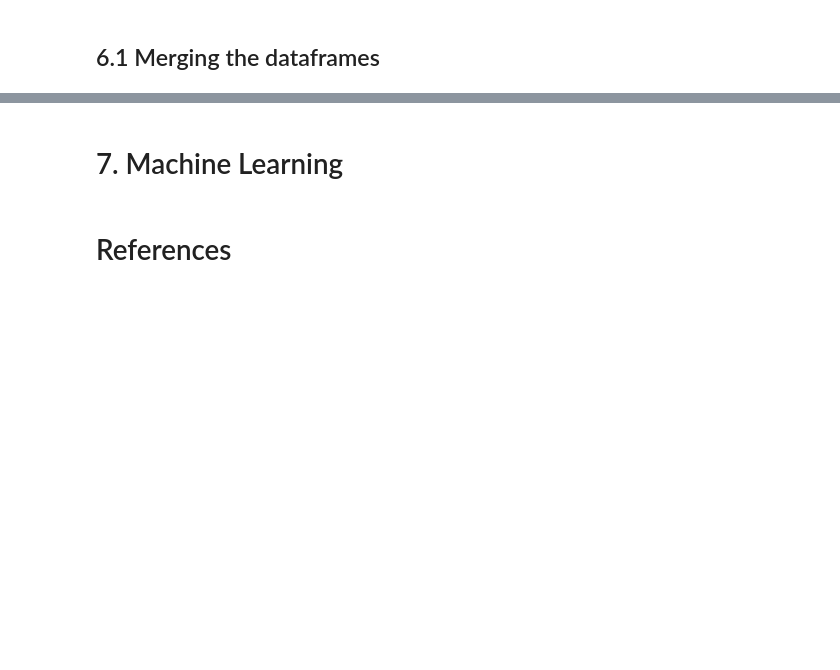
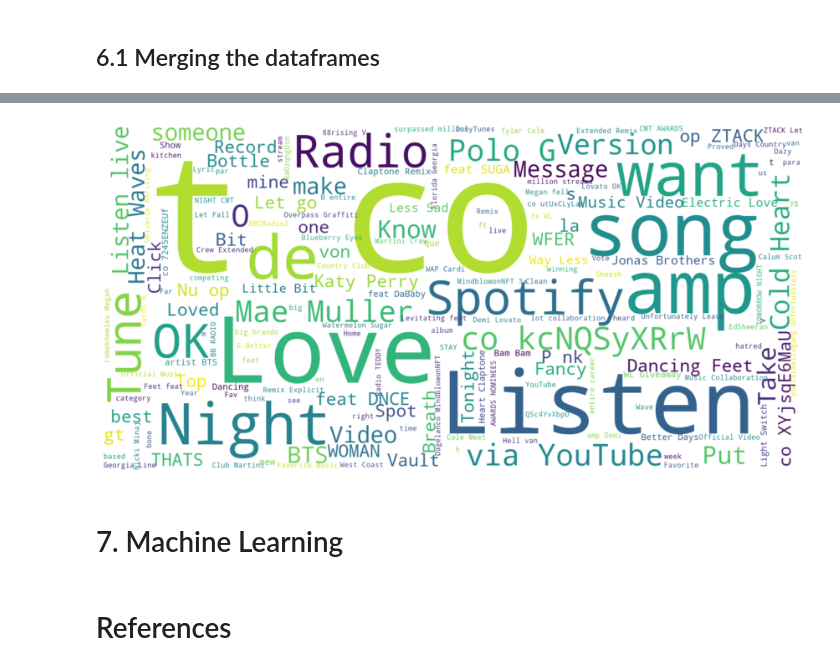
Before and after one commit to doratian99/MSIN0166-DE-Individual-Project, a Jupyter notebook: Data Collection/Notebook.ipynb, the cells around one changed output, grey strips where cells are left out. Cells and saved outputs as stored; diff of their text form; code cells hidden in the pictures; blank space fills up the shorter version.

```diff
--- a/Data Collection/Notebook.ipynb
+++ b/Data Collection/Notebook.ipynb
@@ -1261,3 +1456,40 @@ In this section, I will call some queries for some mock analytical questions to
+# %%
+combined_df['tweets'] = combined_df['tweets'].astype(str)
+tweet_strings = " ".join(tweets for tweets in combined_df['tweets'])
+# %%
+# Sets default list of stopwords (e.g. a, and, if,...)
+stopwords = set(STOPWORDS)
+
+# Removes the formating symbols and common Twitter symbols
+stopwords.update(['[',']',',','RT','@','https','Now','Playing','NowPlaying'])
+
+# Removes the track name themselves
+stopwords.update(playlist_content_list)
+
+# Removes the artist names
+
+# The strings in the artist column need to be split by space first
+a = [a.split() for a in playlist_artist_list]
+b = []
+for i in a:
+    for j in i:
+        b.append(j)
+
+stopwords.update(b)
+
+# Generates the Word Cloud
+wordcloud_tweets = WordCloud(
+    scale = 4,
+    stopwords=stopwords,
+    background_color="white",
+).generate(tweet_strings)
+
+plt.figure(figsize=(15,10))
+plt.imshow(wordcloud_tweets, interpolation='bilinear')
+plt.axis("off")
+plt.show()
+# %% [output]
+[figure, added]
 # %% [markdown]
 # 7. Machine Learning
 # %% [markdown]
```
Also changed, not shown: parts of 31 cells of this notebook.
